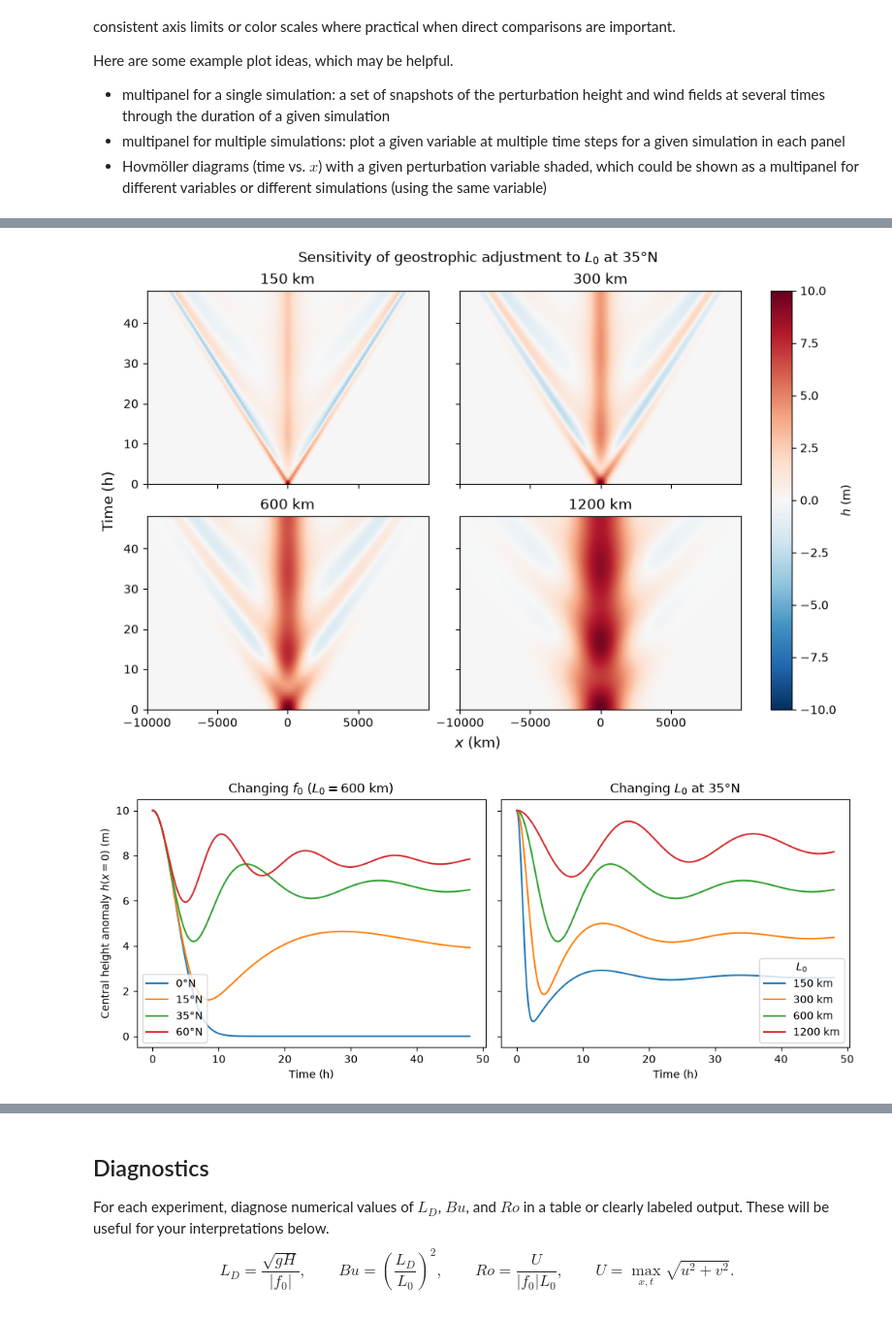
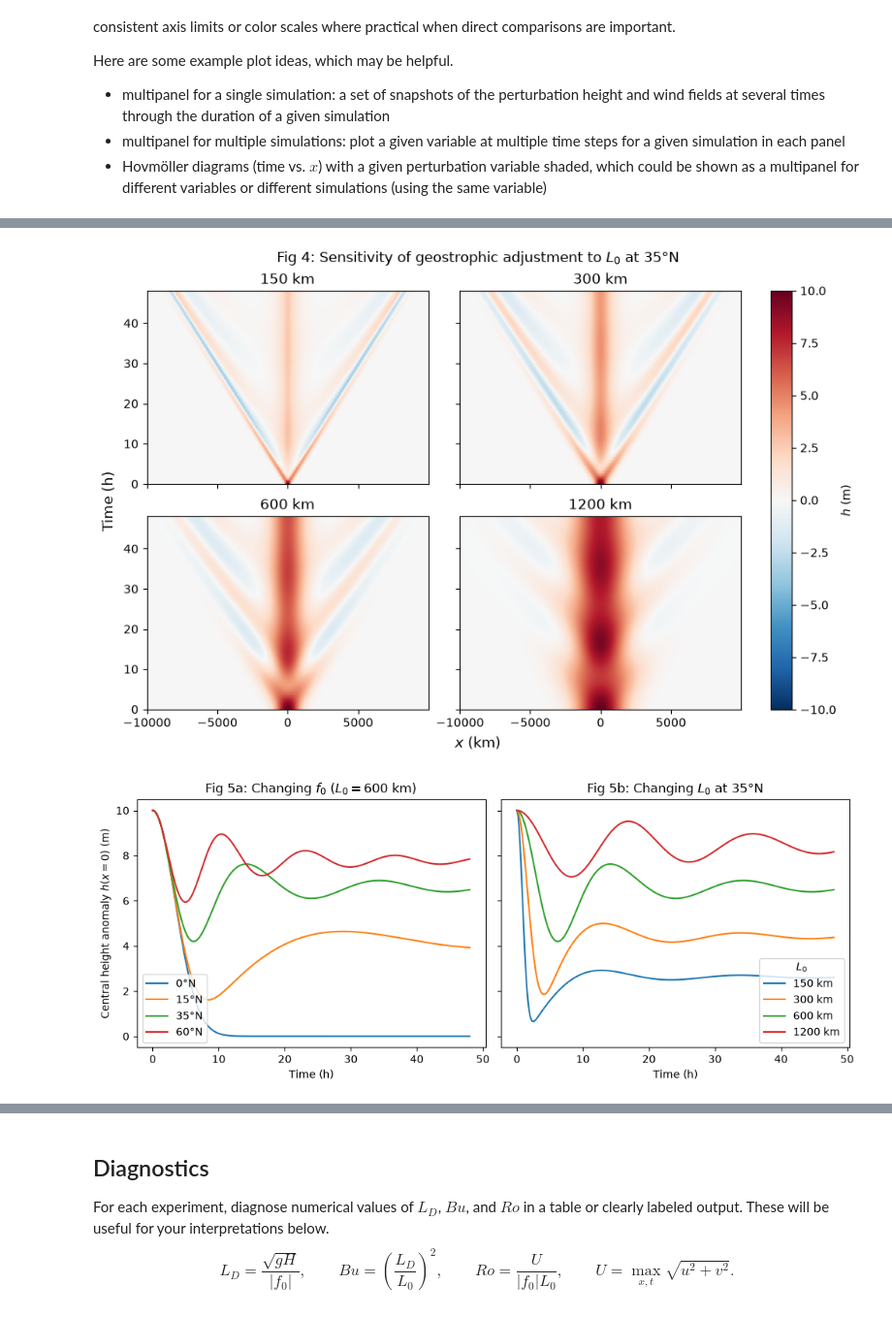
Before and after one commit to Chely-beep/METR5003, a Jupyter notebook: lab2_geostrophic_adjustment.ipynb, the cells around one changed output, grey strips where cells are left out. Shown at 97% size. Cells and saved outputs as stored; diff of their text form; code cells hidden in the pictures.

Commit message:
Adding figures

```diff
--- a/lab2_geostrophic_adjustment.ipynb
+++ b/lab2_geostrophic_adjustment.ipynb
@@ -604,12 +604,12 @@ plot_height_hovmoller(
 plot_height_hovmoller(
     runs_L,
     title=(
-        rf"Sensitivity of geostrophic adjustment to $L_0$ "
+        rf"Fig 4: Sensitivity of geostrophic adjustment to $L_0$ "
         rf"at {BASELINE_LAT:g}°N"
     )
 )
 # %% [output]
-[figure, old version]
+[figure, new version]
 # %%
 # ============================================================
 # EVOLUTION OF THE CENTRAL HEIGHT ANOMALY
@@ -645,7 +645,7 @@ for label, run in runs_f.items():
 
 
 axs[0].set_title(
-    rf"Changing $f_0$ "
+    rf"Fig 5a: Changing $f_0$ "
     rf"($L_0={L_0 / 1000:.0f}$ km)"
 )
 
@@ -654,35 +654,35 @@ axs[0].set_ylabel(r"Central height anomaly $h(x=0)$ (m)")
 axs[0].legend()
 
 
 # ------------------------------------------------------------
 # Right panel: vary L0
 # ------------------------------------------------------------
 
 for label, run in runs_L.items():
 
     center_idx = np.argmin(
         np.abs(run["x"])
     )
 
     time_hours = run["time"] / 3600.0
 
     axs[1].plot(
         time_hours,
         run["h"][:, center_idx],
         label=label
     )
 
 
 axs[1].set_title(
-    rf"Changing $L_0$ at {BASELINE_LAT:g}°N"
+    rf"Fig 5b: Changing $L_0$ at {BASELINE_LAT:g}°N"
 )
 
 axs[1].set_xlabel("Time (h)")
 axs[1].legend(title=r"$L_0$")
 
 plt.show()
 # %% [output]
-[figure, old version]
+[figure, new version]
 # %%
 # ============================================================
 # GEOSTROPHIC-BALANCE CHECK FOR THE BASELINE CASE
```
Also changed, not shown: parts of 4 cells of this notebook, 6 other files.
